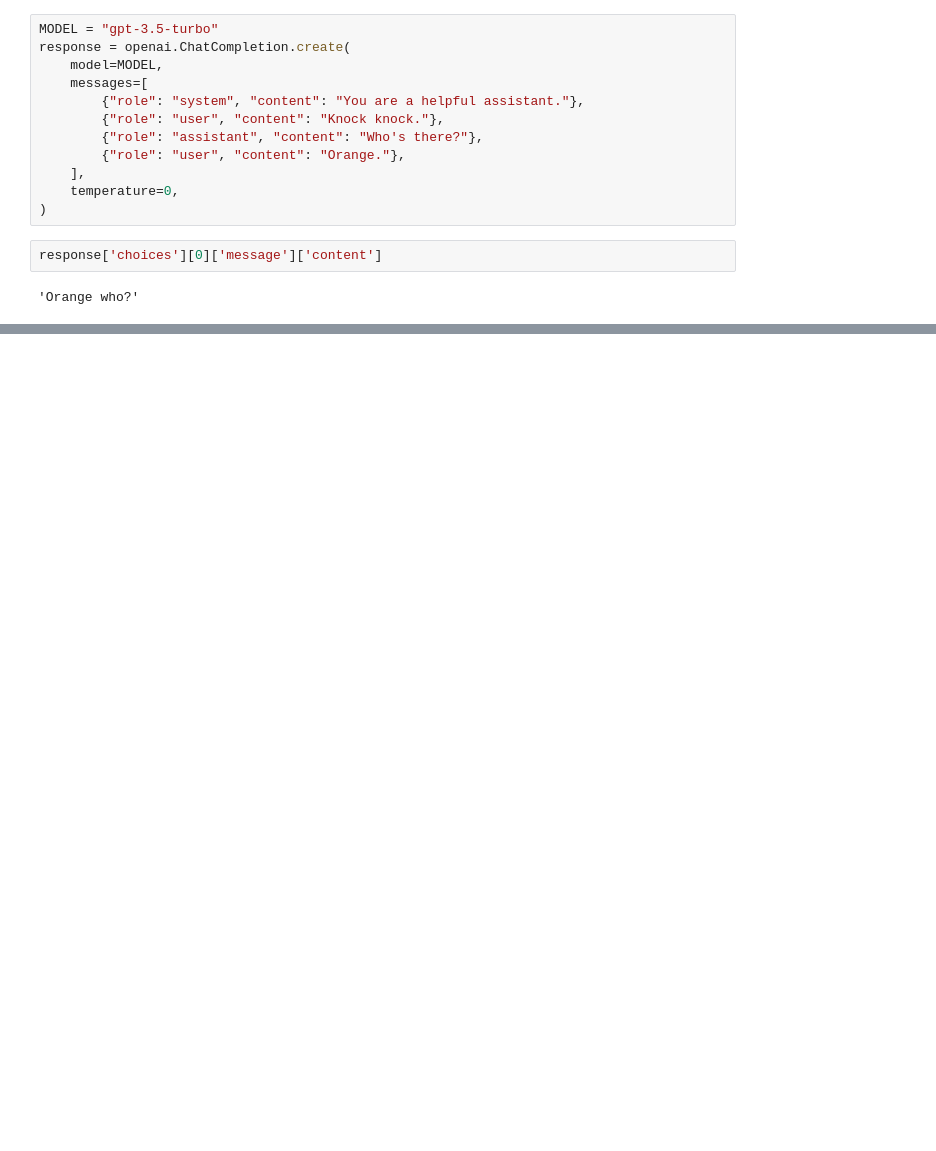
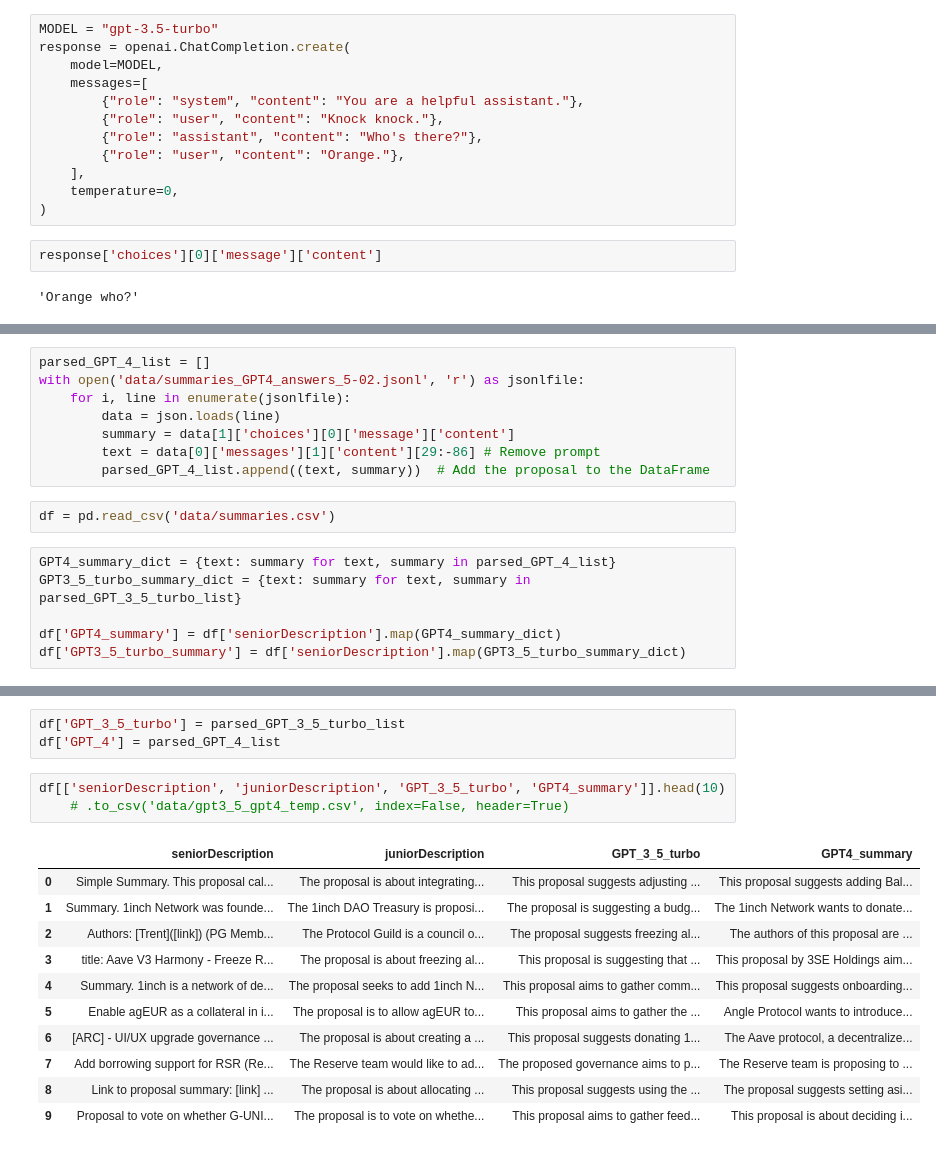
Before and after one commit to gladwel/DIP, a Jupyter notebook: GPT_processing.ipynb, the cells around one changed output, grey strips where cells are left out. Cells and saved outputs as stored; diff of their text form; blank space fills up the shorter version.

Commit message:
28.06 GPT_processing GPT4, 3.5-turbo, finetuning

```diff
--- a/GPT_processing.ipynb
+++ b/GPT_processing.ipynb
@@ -107,0 +169,16 @@ ValueError: invalid literal for int() with base 10: 'INFO'
+# %%
+parsed_GPT_4_list = []
+with open('data/summaries_GPT4_answers_5-02.jsonl', 'r') as jsonlfile:
+    for i, line in enumerate(jsonlfile):
+        data = json.loads(line)
+        summary = data[1]['choices'][0]['message']['content']
+        text = data[0]['messages'][1]['content'][29:-86] # Remove prompt
+        parsed_GPT_4_list.append((text, summary))  # Add the proposal to the DataFrame
+# %%
+df = pd.read_csv('data/summaries.csv')
+# %%
+GPT4_summary_dict = {text: summary for text, summary in parsed_GPT_4_list}
+GPT3_5_turbo_summary_dict = {text: summary for text, summary in parsed_GPT_3_5_turbo_list}
+
+df['GPT4_summary'] = df['seniorDescription'].map(GPT4_summary_dict)
+df['GPT3_5_turbo_summary'] = df['seniorDescription'].map(GPT3_5_turbo_summary_dict)
@@ -107,0 +201,18 @@ ValueError: invalid literal for int() with base 10: 'INFO'
+# %%
+df['GPT_3_5_turbo'] = parsed_GPT_3_5_turbo_list
+df['GPT_4'] = parsed_GPT_4_list
+# %%
+df[['seniorDescription', 'juniorDescription', 'GPT_3_5_turbo', 'GPT4_summary']].head(10)
+    # .to_csv('data/gpt3_5_gpt4_temp.csv', index=False, header=True)
+# %% [output]
+|  | seniorDescription | juniorDescription | GPT_3_5_turbo | GPT4_summary |
+| 0 | Simple Summary. This proposal cal... | The proposal is about integrating... | This proposal suggests adjusting ... | This proposal suggests adding Bal... |
+| 1 | Summary. 1inch Network was founde... | The 1inch DAO Treasury is proposi... | The proposal is suggesting a budg... | The 1inch Network wants to donate... |
+| 2 | Authors: [Trent]([link]) (PG Memb... | The Protocol Guild is a council o... | The proposal suggests freezing al... | The authors of this proposal are ... |
+| 3 | title: Aave V3 Harmony - Freeze R... | The proposal is about freezing al... | This proposal is suggesting that ... | This proposal by 3SE Holdings aim... |
+| 4 | Summary. 1inch is a network of de... | The proposal seeks to add 1inch N... | This proposal aims to gather comm... | This proposal suggests onboarding... |
+| 5 | Enable agEUR as a collateral in i... | The proposal is to allow agEUR to... | This proposal aims to gather the ... | Angle Protocol wants to introduce... |
+| 6 | [ARC] - UI/UX upgrade governance ... | The proposal is about creating a ... | This proposal suggests donating 1... | The Aave protocol, a decentralize... |
+| 7 | Add borrowing support for RSR (Re... | The Reserve team would like to ad... | The proposed governance aims to p... | The Reserve team is proposing to ... |
+| 8 | Link to proposal summary: [link] ... | The proposal is about allocating ... | This proposal suggests using the ... | The proposal suggests setting asi... |
+| 9 | Proposal to vote on whether G-UNI... | The proposal is to vote on whethe... | This proposal aims to gather feed... | This proposal is about deciding i... |
```
Also changed, not shown: parts of 24 cells of this notebook.
